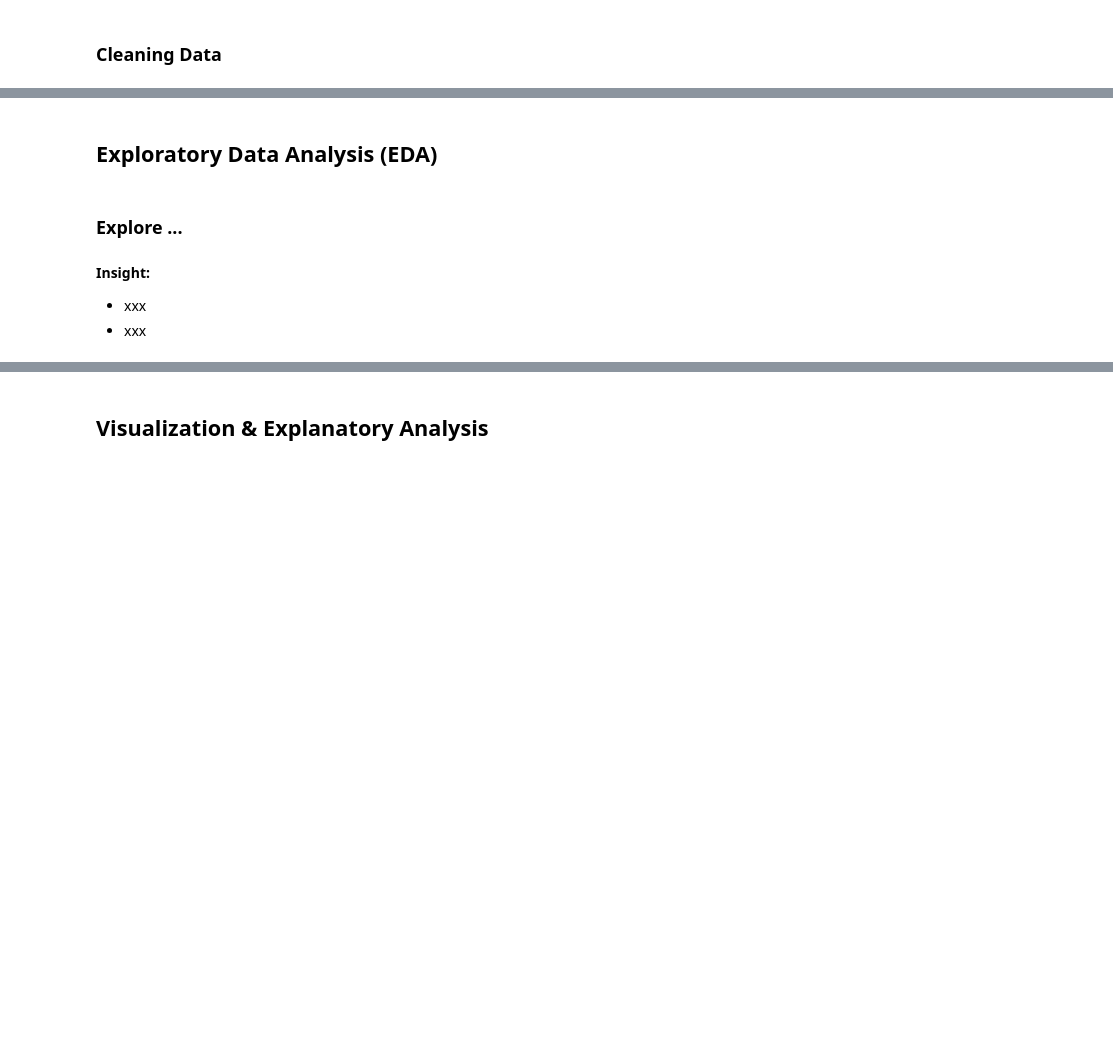
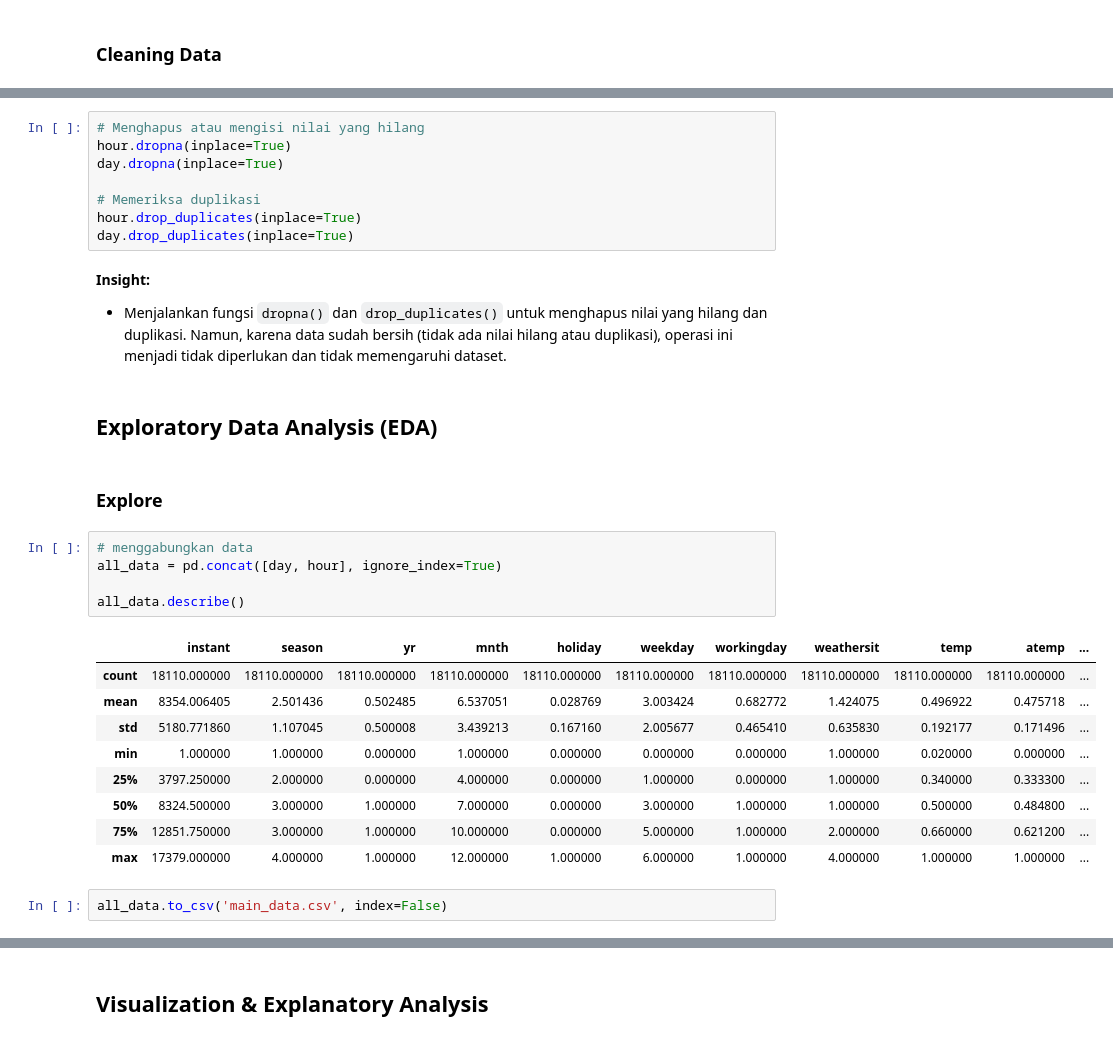
Before and after one commit to raddva/bike-sharing-dataset, a Jupyter notebook: notebook.ipynb, the cells around one changed output, grey strips where cells are left out. Saved outputs shown, nothing was run; the diff lists cells and outputs as text; blank space fills up the shorter version.

```diff
--- a/notebook.ipynb
+++ b/notebook.ipynb
@@ -289,8 +95,32 @@ day.describe()
+# %%
+# Menghapus atau mengisi nilai yang hilang
+hour.dropna(inplace=True)
+day.dropna(inplace=True)
+
+# Memeriksa duplikasi
+hour.drop_duplicates(inplace=True)
+day.drop_duplicates(inplace=True)
+# %% [markdown]
+**Insight:**
+- Menjalankan fungsi `dropna()` dan `drop_duplicates()` untuk menghapus nilai yang hilang dan duplikasi. Namun, karena data sudah bersih (tidak ada nilai hilang atau duplikasi), operasi ini menjadi tidak diperlukan dan tidak memengaruhi dataset.
 # %% [markdown]
 ## Exploratory Data Analysis (EDA)
 # %% [markdown]
-### Explore ...
+### Explore
-# %% [markdown]
-**Insight:**
-- xxx
-- xxx
+# %%
+# menggabungkan data
+all_data = pd.concat([day, hour], ignore_index=True)
+
+all_data.describe()
+# %% [output]
+|  | instant | season | yr | mnth | holiday | weekday | workingday | weathersit | temp | atemp | ... |
+| count | 18110.000000 | 18110.000000 | 18110.000000 | 18110.000000 | 18110.000000 | 18110.000000 | 18110.000000 | 18110.000000 | 18110.000000 | 18110.000000 | ... |
+| mean | 8354.006405 | 2.501436 | 0.502485 | 6.537051 | 0.028769 | 3.003424 | 0.682772 | 1.424075 | 0.496922 | 0.475718 | ... |
+| std | 5180.771860 | 1.107045 | 0.500008 | 3.439213 | 0.167160 | 2.005677 | 0.465410 | 0.635830 | 0.192177 | 0.171496 | ... |
+| min | 1.000000 | 1.000000 | 0.000000 | 1.000000 | 0.000000 | 0.000000 | 0.000000 | 1.000000 | 0.020000 | 0.000000 | ... |
+| 25% | 3797.250000 | 2.000000 | 0.000000 | 4.000000 | 0.000000 | 1.000000 | 0.000000 | 1.000000 | 0.340000 | 0.333300 | ... |
+| 50% | 8324.500000 | 3.000000 | 1.000000 | 7.000000 | 0.000000 | 3.000000 | 1.000000 | 1.000000 | 0.500000 | 0.484800 | ... |
+| 75% | 12851.750000 | 3.000000 | 1.000000 | 10.000000 | 0.000000 | 5.000000 | 1.000000 | 2.000000 | 0.660000 | 0.621200 | ... |
+| max | 17379.000000 | 4.000000 | 1.000000 | 12.000000 | 1.000000 | 6.000000 | 1.000000 | 4.000000 | 1.000000 | 1.000000 | ... |
+# %%
+all_data.to_csv('main_data.csv', index=False)
```
Also changed, not shown: parts of 36 cells of this notebook.
